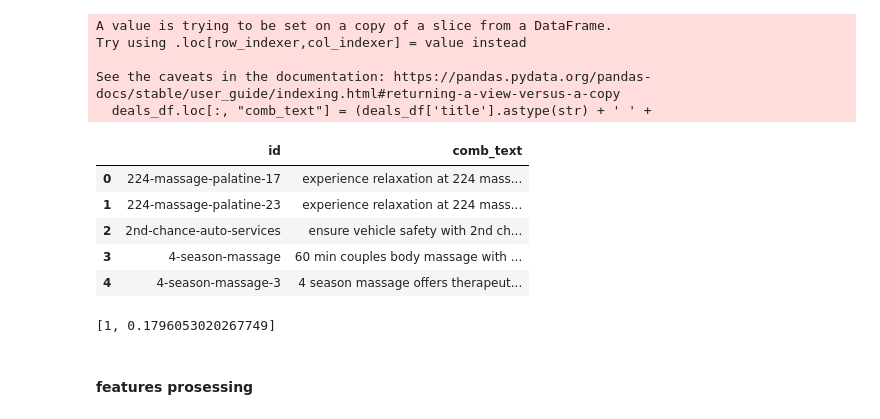
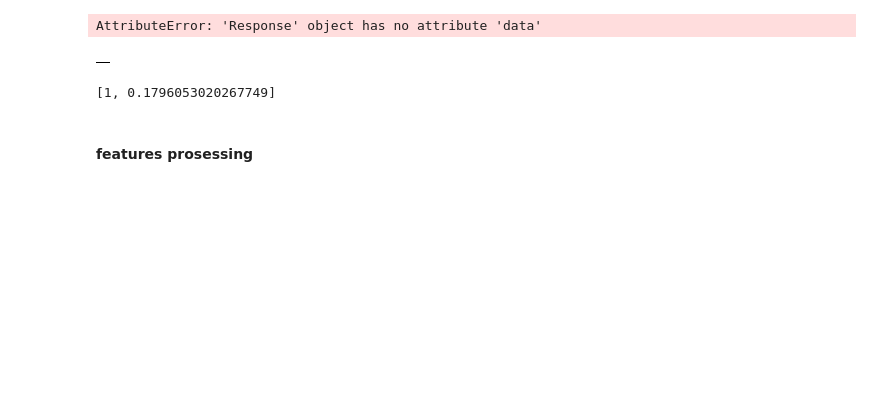
Before and after one commit to zphilippcz/research, a Jupyter notebook: relevance/search_annotation_data.ipynb, the cells around one changed output. Cells and saved outputs as stored; diff of their text form; code cells hidden in the pictures; blank space fills up the shorter version.

```diff
--- a/relevance/search_annotation_data.ipynb
+++ b/relevance/search_annotation_data.ipynb
@@ -88,13 +88,13 @@ def average_word_length(text):
     average_length = total_length / len(words)
     return average_length
 # %%
-get_url = 'http://localhost:9999/search?q=synthetic%20oil&limit=1000'
+get_url = 'http://localhost:9999/search?q=synthetic%20oil&limit=100'
 response = requests.get(get_url)
-
+print (response.data)
 if response.status_code == 200:
     data = response.json()
-    post_url = 'http://localhost:9999/title'
-    post_response = requests.post(post_url, json=data)
+    post_url = 'http://localhost:9999/get_title_by_ids'
+    post_response = requests.get(post_url, json=data)
 
     if post_response.status_code == 200:
         deals = []
@@ -111,25 +111,15 @@ else:
 #    vectorizer = TfidfVectorizer(ngram_range=(1, 2))
 #    tfidf_matrix = vectorizer.fit_transform(text_series)
 #    return tfidf_matrix, vectorizer.get_feature_names_out()
+# %% [output]
+AttributeError: 'Response' object has no attribute 'data'
 # %%
-deals_df = deals_df_[["id", "title", "title_general", "merchant_name"]]
-deals_df.loc[:, "comb_text"] = (deals_df['title'].astype(str) + ' ' +
-                                deals_df['title_general'].astype(str) + ' ' +
-                                deals_df['merchant_name'].astype(str)).str.lower()
-deals_df = deals_df[["id", "comb_text"]]
-deals_df.head()
+#deals_df = deals_df_[["id", "document", "merchant_name"]]
+#deals_df = deals_df[["id", "document"]]
+#deals_df.head()
+deals_df_
 # %% [output]
-A value is trying to be set on a copy of a slice from a DataFrame.
-Try using .loc[row_indexer,col_indexer] = value instead
-
-See the caveats in the documentation: https://pandas.pydata.org/pandas-docs/stable/user_guide/indexing.html#returning-a-view-versus-a-copy
-  deals_df.loc[:, "comb_text"] = (deals_df['title'].astype(str) + ' ' +
-|  | id | comb_text |
-| 0 | 224-massage-palatine-17 | experience relaxation at 224 mass... |
-| 1 | 224-massage-palatine-23 | experience relaxation at 224 mass... |
-| 2 | 2nd-chance-auto-services | ensure vehicle safety with 2nd ch... |
-| 3 | 4-season-massage | 60 min couples body massage with ... |
-| 4 | 4-season-massage-3 | 4 season massage offers therapeut... |
+|  |
 # %%
 """
 Tests
```
Also changed, not shown: 9 other files.
